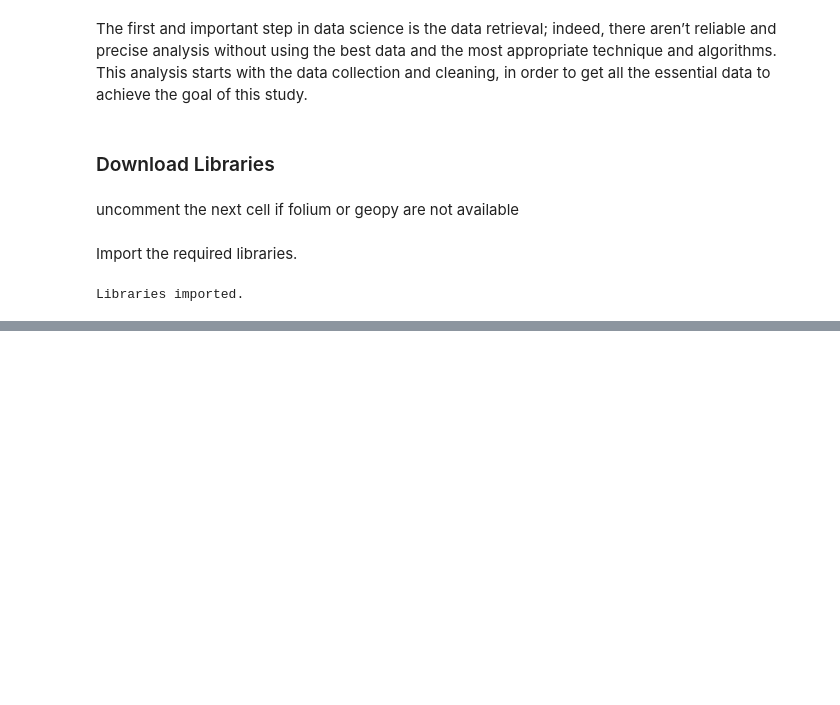
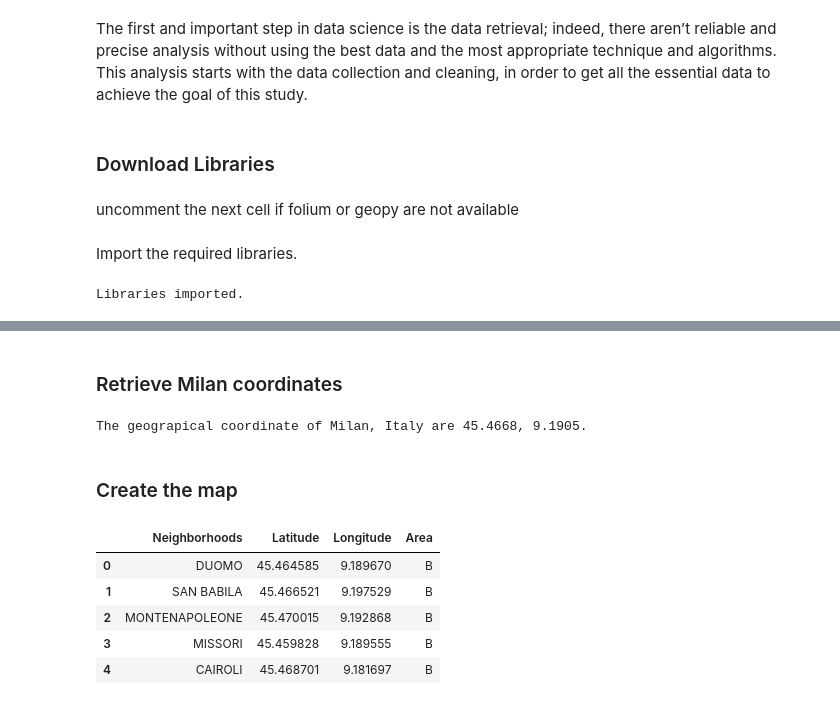
Before and after one commit to pierluigisegatto/Data_Science_Material, a Jupyter notebook: IBM Data Science Professional Certificate/8-ML_Full_Project/Real estate Milan /Real_estate_analysis.ipynb, the cells around one changed output, grey strips where cells are left out. Drawn from its saved outputs; the diff is of its cells as text; code cells hidden in the pictures; blank space fills up the shorter version.

```diff
--- a/IBM Data Science Professional Certificate/8-ML_Full_Project/Real estate Milan /Real_estate_analysis.ipynb
+++ b/IBM Data Science Professional Certificate/8-ML_Full_Project/Real estate Milan /Real_estate_analysis.ipynb
@@ -115,0 +128,4 @@ Use th
+# %%
+# be careful to use ';' as a separator
+neighborhoods=pd.read_csv(url, sep=';')
+neighborhoods.head(5)
@@ -115,0 +285,23 @@ Use th
+# %% [markdown]
+### Retrieve Milan coordinates
+# %%
+Milan_address='Milan, Italy'
+geolocater= Nominatim(user_agent="Milan_search")
+center= geolocater.geocode(Milan_address)
+lat= center.latitude
+lon= center.longitude
+print('The geograpical coordinate of {} are {}, {}.'.format(Milan_address,lat, lon))
+# %% [output]
+The geograpical coordinate of Milan, Italy are 45.4668, 9.1905.
+# %% [markdown]
+### Create the map
+# %%
+neighborhoods_coordinates['Area'] = milan['Code'].str[:1]
+neighborhoods_coordinates.head()
+# %% [output]
+|  | Neighborhoods | Latitude | Longitude | Area |
+| 0 | DUOMO | 45.464585 | 9.189670 | B |
+| 1 | SAN BABILA | 45.466521 | 9.197529 | B |
+| 2 | MONTENAPOLEONE | 45.470015 | 9.192868 | B |
+| 3 | MISSORI | 45.459828 | 9.189555 | B |
+| 4 | CAIROLI | 45.468701 | 9.181697 | B |
```
Also changed, not shown: parts of 32 cells of this notebook, 1 other file.
